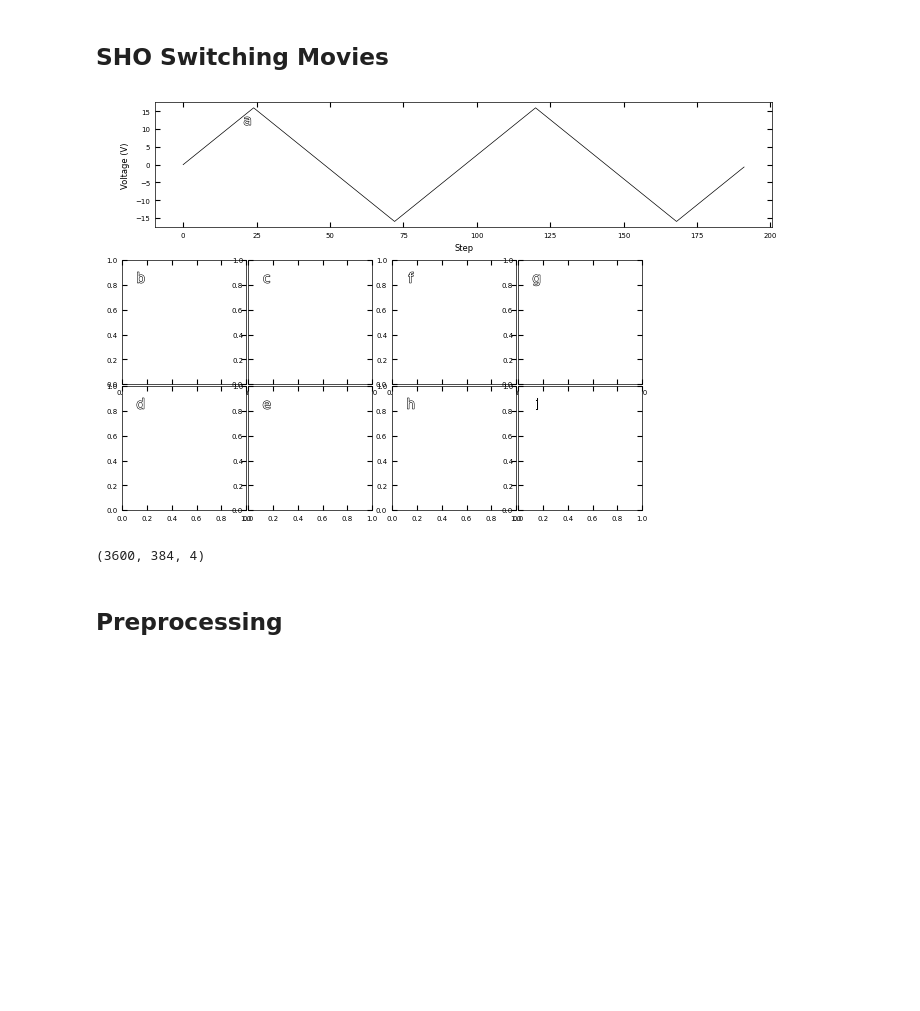
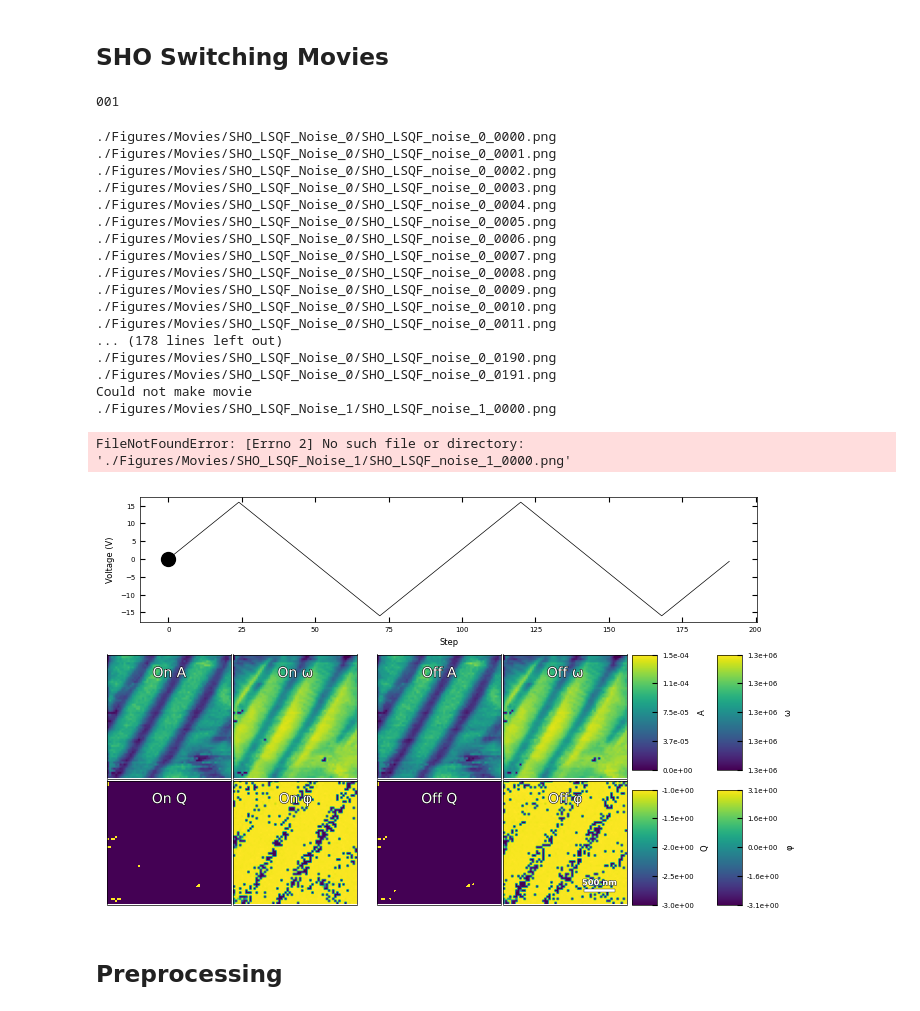
Before and after one commit to m3-learning/m3_learning, a Jupyter notebook: m3_learning/papers/2023_Rapid_Fitting/1_SHO_Fitting.ipynb, the cells around one changed output. Saved outputs shown, nothing was run; the diff lists cells and outputs as text; code cells hidden in the pictures; blank space fills up the shorter version.

```diff
--- a/m3_learning/papers/2023_Rapid_Fitting/1_SHO_Fitting.ipynb
+++ b/m3_learning/papers/2023_Rapid_Fitting/1_SHO_Fitting.ipynb
@@ -136,7 +132,12 @@ if Fit_SHO:
     dataset.SHO_Fitter(force = True)
 # %%
 # instaniate the visualization object
-BE_viz = Viz(dataset, printing, verbose=True)
+
+image_scalebar = [2000, 500, "nm", "br"]
+
+BE_viz = Viz(dataset, printing, verbose=True,
+             SHO_ranges = [(0,1.5e-4), (1.31e6, 1.33e6), (-3, - 1), (-np.pi, np.pi)],
+             image_scalebar = image_scalebar)
 # %% [markdown]
 ### Views the Distribution of the Least Squares Fitting (LSQF) results
 
@@ -214,7 +215,31 @@ BE_viz.SHO_loops(filename="Figure_5_Single_Pixel_Loops")
 [figure]
 # %% [markdown]
 ## SHO Switching Movies
+# %%
+test = 1
+print(f"{test:03d}")
+# %% [output]
+001
 # %%
-BE_viz.SHO_fit_movie_images(comparison=None)
+for i in range(8):
+    BE_viz.SHO_fit_movie_images(noise = i, comparison=None, scalebar_= True, basepath = "Movies/SHO_LSQF_",  filename="SHO_LSQF")
 # %% [output]
+./Figures/Movies/SHO_LSQF_Noise_0/SHO_LSQF_noise_0_0000.png
+./Figures/Movies/SHO_LSQF_Noise_0/SHO_LSQF_noise_0_0001.png
+./Figures/Movies/SHO_LSQF_Noise_0/SHO_LSQF_noise_0_0002.png
+./Figures/Movies/SHO_LSQF_Noise_0/SHO_LSQF_noise_0_0003.png
+./Figures/Movies/SHO_LSQF_Noise_0/SHO_LSQF_noise_0_0004.png
+./Figures/Movies/SHO_LSQF_Noise_0/SHO_LSQF_noise_0_0005.png
+./Figures/Movies/SHO_LSQF_Noise_0/SHO_LSQF_noise_0_0006.png
+./Figures/Movies/SHO_LSQF_Noise_0/SHO_LSQF_noise_0_0007.png
+./Figures/Movies/SHO_LSQF_Noise_0/SHO_LSQF_noise_0_0008.png
+./Figures/Movies/SHO_LSQF_Noise_0/SHO_LSQF_noise_0_0009.png
+./Figures/Movies/SHO_LSQF_Noise_0/SHO_LSQF_noise_0_0010.png
+./Figures/Movies/SHO_LSQF_Noise_0/SHO_LSQF_noise_0_0011.png
+... (178 lines left out)
+./Figures/Movies/SHO_LSQF_Noise_0/SHO_LSQF_noise_0_0190.png
+./Figures/Movies/SHO_LSQF_Noise_0/SHO_LSQF_noise_0_0191.png
+Could not make movie
+./Figures/Movies/SHO_LSQF_Noise_1/SHO_LSQF_noise_1_0000.png
+FileNotFoundError: [Errno 2] No such file or directory: './Figures/Movies/SHO_LSQF_Noise_1/SHO_LSQF_noise_1_0000.png'
-[figure, old version]
+[figure, new version]
@@ -226,7 +246,3 @@ data = dataset.SHO_LSQF()
-# %%
-data.shape
-# %% [output]
-(3600, 384, 4)
 # %% [markdown]
 ## Preprocessing
 # %% [markdown]
```
Also changed, not shown: parts of 2 cells of this notebook, 3 other files.
